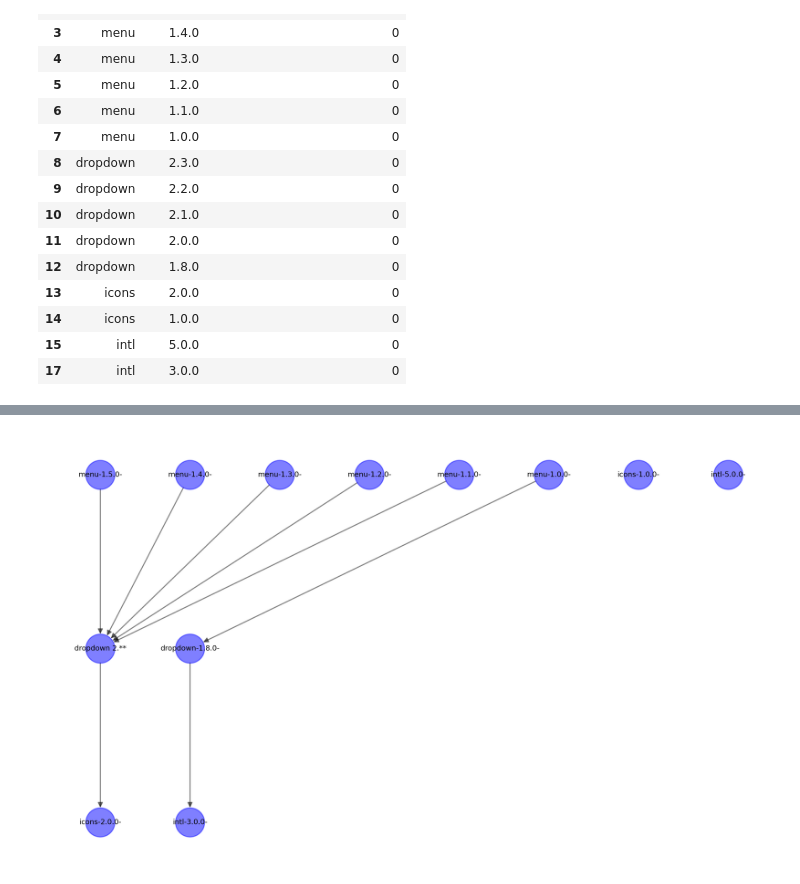
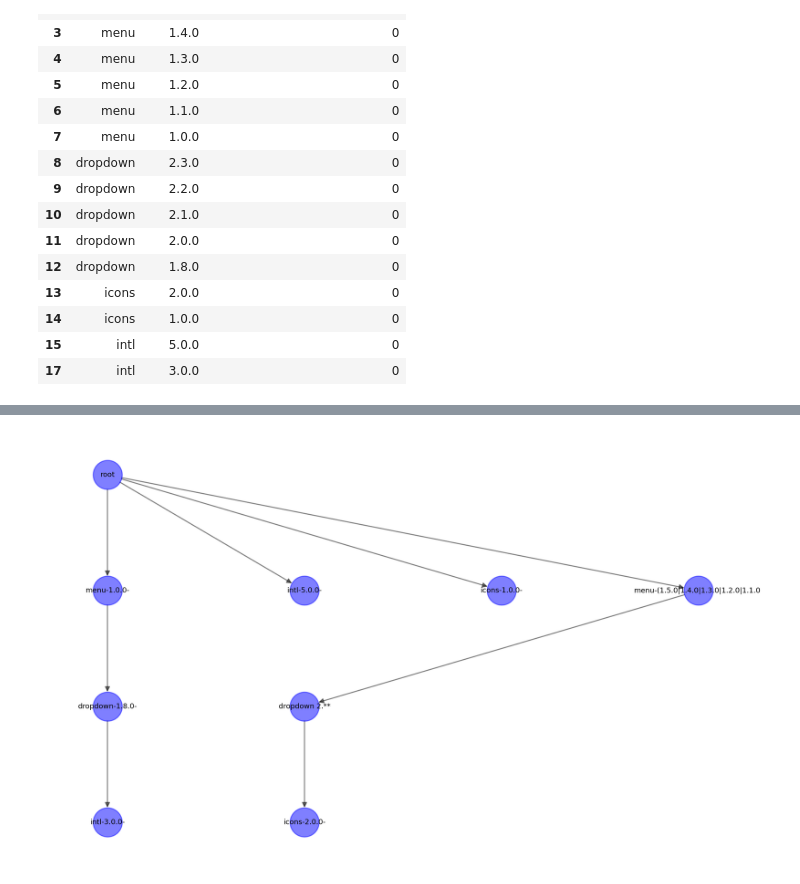
Before and after one commit to AntoinePrv/mamba-error-reporting, a Jupyter notebook: solver-error.ipynb, the cells around one changed output, grey strips where cells are left out. Cells and saved outputs as stored; diff of their text form; code cells hidden in the pictures.

```diff
--- a/solver-error.ipynb
+++ b/solver-error.ipynb
@@ -219,9 +285,12 @@ def compress_dependencies(graph: nx.DiGraph, deps):
         graph.remove_edges_from((p, s) for s in d.solvable_nodes for p in d.parent_nodes)
         graph.remove_nodes_from(s for s in d.solvable_nodes if (graph.in_degree(s) == 0))
     return graph
-# %%
-gc = compress_dependencies(g, deps)
-plot_dag(gc)
-# %% [output]
-[figure, removed]
+# %%
+g_compressed = compress_dependencies(
+    build_problem_graph_solvable(pbs, solvables, deps),
+    deps.dependency_id.unique().tolist()
+)
+plot_dag(g_compressed)
+# %% [output]
+[figure, added]
 # %%
```
Also changed, not shown: parts of 7 cells of this notebook.
